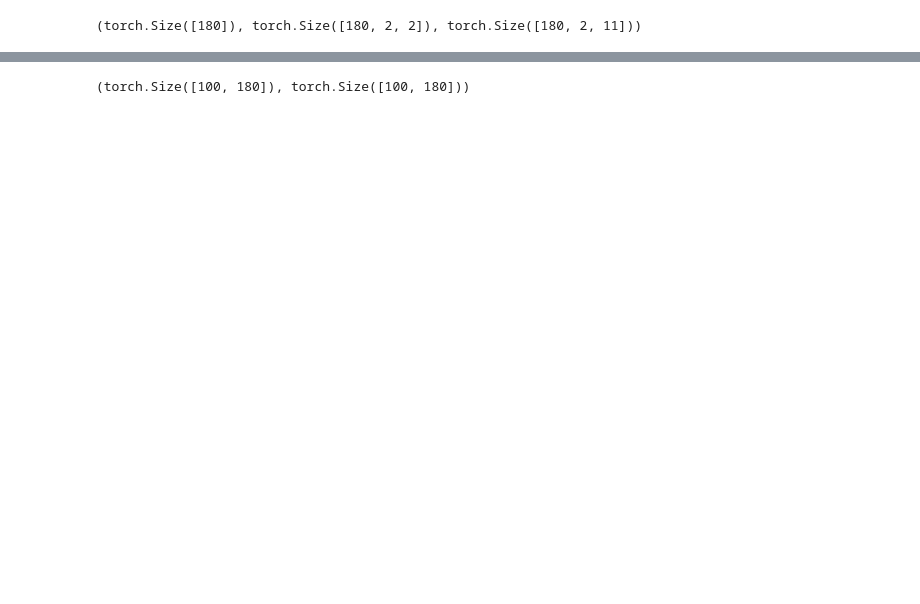
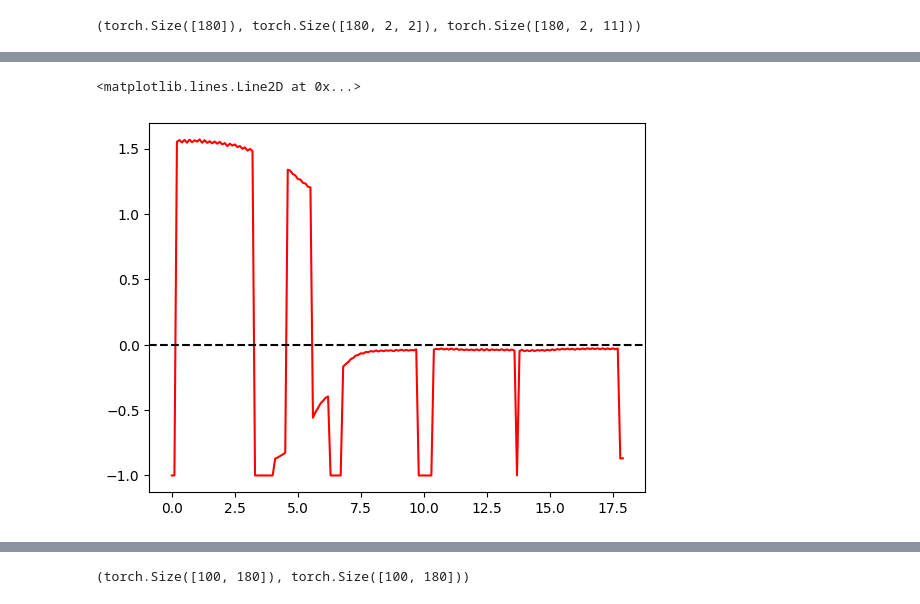
Before and after one commit to ismael-mendoza/bliss, a Jupyter notebook: experiment/notebooks/explore/new-results-toy1.ipynb, the cells around one changed output, grey strips where cells are left out. Saved outputs shown, nothing was run; the diff lists cells and outputs as text; code cells hidden in the pictures; blank space fills up the shorter version.

```diff
--- a/experiment/notebooks/explore/new-results-toy1.ipynb
+++ b/experiment/notebooks/explore/new-results-toy1.ipynb
@@ -184,0 +290,7 @@ tensor([1, 1, 1, 1, 1, 1, 1, 1, 1, 1, 1, 1, 1, 1, 1, 1, 1, 1, 1, 1, 1, 1, 1, 1,
+# %%
+y = (f2_map - true_fluxes[:, 1, 0]) / true_fluxes[:, 1, 0]
+plt.plot(seps, y, 'r')
+plt.axhline(0.0, color='k', linestyle='--')
+# %% [output]
+<matplotlib.lines.Line2D at 0x...>
+[figure, added]
```
Also changed, not shown: parts of 44 cells of this notebook.
